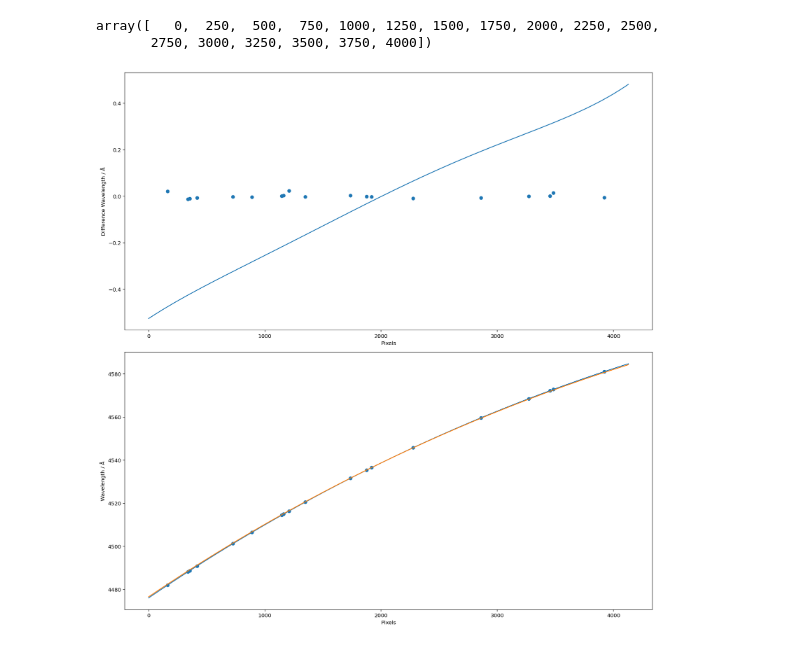
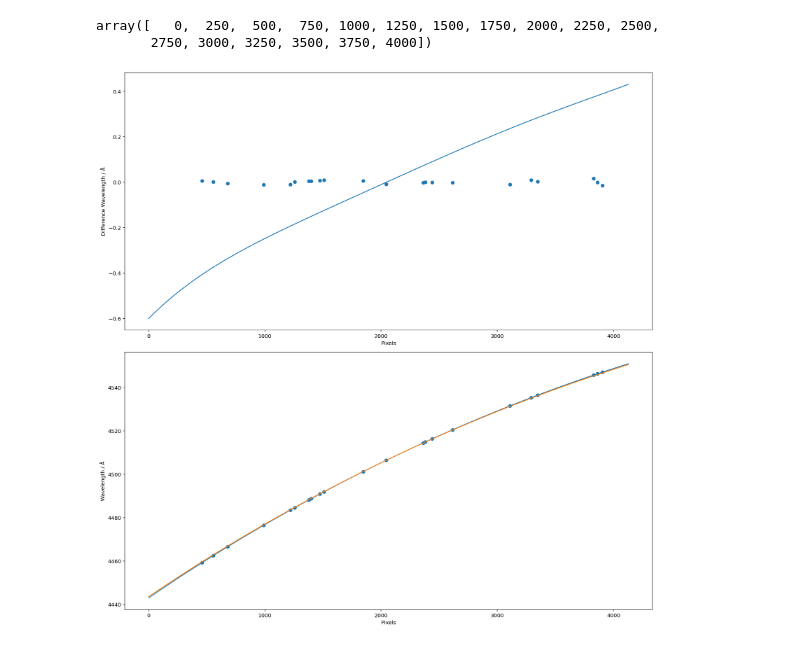
Before and after one commit to svenbuder/velocereduction, a Jupyter notebook: VeloceReduction/veloce_reference_data/thxe_pixels_and_positions/test_pixel_wavelength_mapping.ipynb, the cells around one changed output. Saved outputs shown, nothing was run; the diff lists cells and outputs as text; code cells hidden in the pictures.

Commit message:
ccd2 order 136

```diff
--- a/VeloceReduction/veloce_reference_data/thxe_pixels_and_positions/test_pixel_wavelength_mapping.ipynb
+++ b/VeloceReduction/veloce_reference_data/thxe_pixels_and_positions/test_pixel_wavelength_mapping.ipynb
@@ -105,6 +105,6 @@ np.arange(0,4128,250)
 array([   0,  250,  500,  750, 1000, 1250, 1500, 1750, 2000, 2250, 2500,
        2750, 3000, 3250, 3500, 3750, 4000])
 # %%
-plot_new_vs_tinney(order_name = 'ccd_2_order_135', reference_pixel_tinney=2401, shift_tinney=0)
+plot_new_vs_tinney(order_name = 'ccd_2_order_136', reference_pixel_tinney=2401, shift_tinney=0)
 # %% [output]
-[figure, old version]
+[figure, new version]
```
Also changed, not shown: 1 other file.
